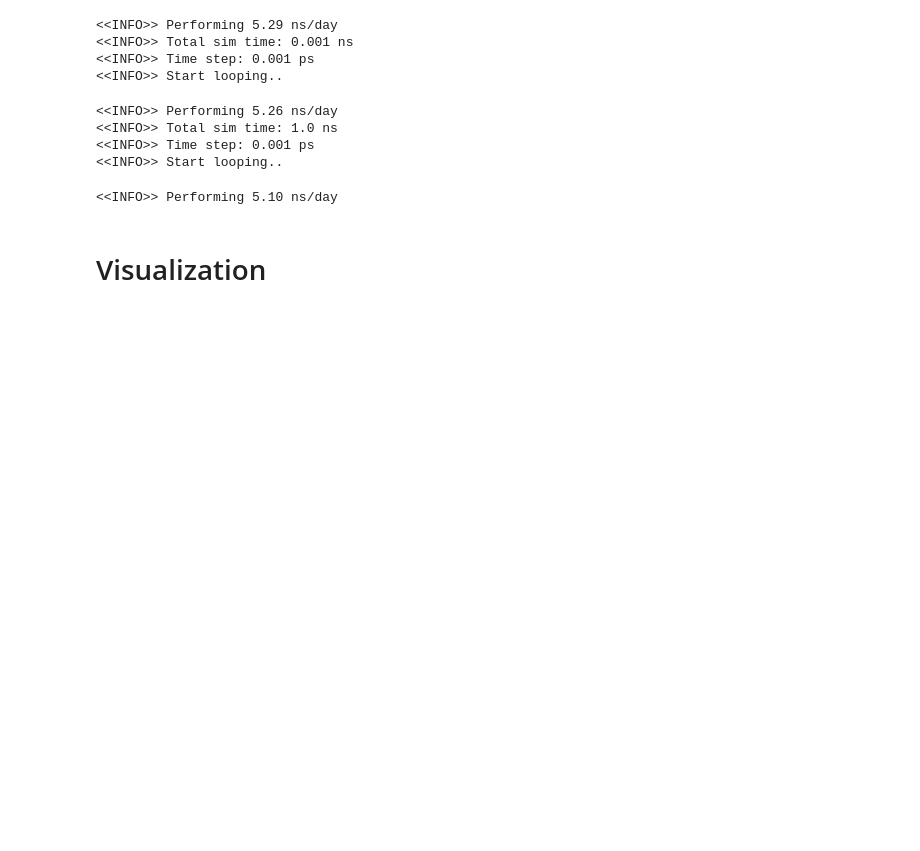
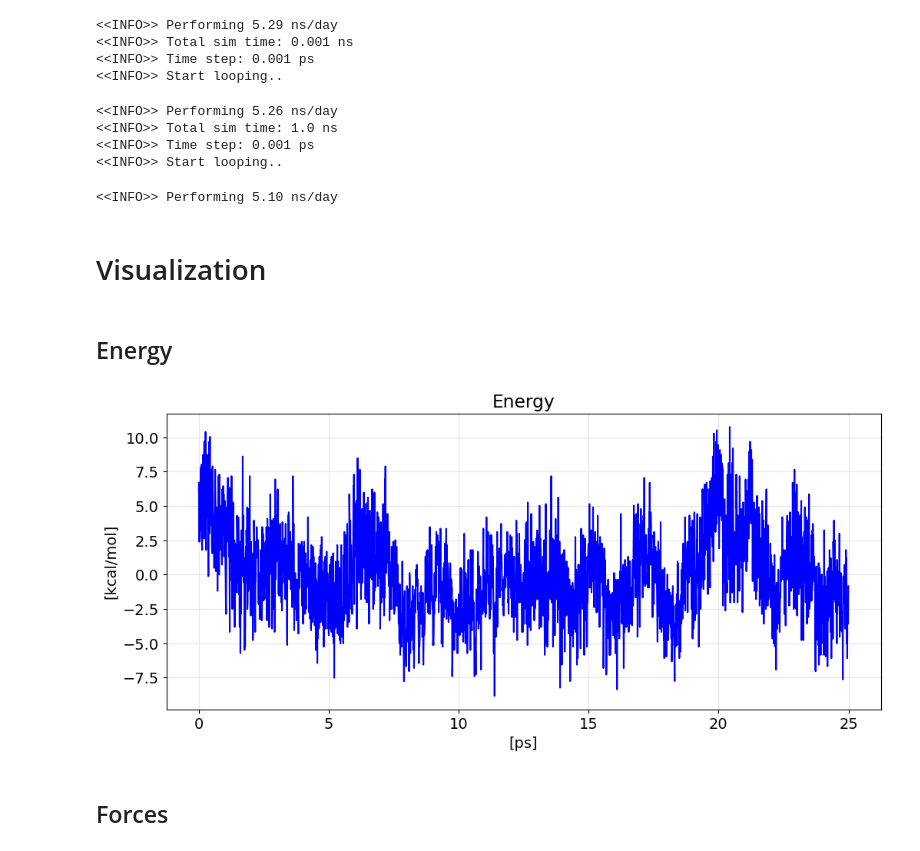
Before and after one commit to virtualmartire/OBIWAN, a Jupyter notebook: results/MD/MD_main.ipynb, the cells around one changed output. Saved outputs shown, nothing was run; the diff lists cells and outputs as text; code cells hidden in the pictures; blank space fills up the shorter version.

```diff
--- a/results/MD/MD_main.ipynb
+++ b/results/MD/MD_main.ipynb
@@ -129,6 +129,8 @@ md.run(numSteps, append_results=True)
 <<INFO>> Performing 5.10 ns/day
 # %% [markdown]
 # Visualization
+# %% [markdown]
+## Energy
 # %%
 xyz, typ, Na, energies = MD_utils.readXYZ("results/MD/outputs/K3T_angle_traj_1fs.xyz")
 # %%
@@ -145,12 +147,17 @@ energies /= 4.184       # convert to kcal/mol
 # %%
 # set the size of all the fonts to 14
 plt.rc('font', size=14)
 
 plt.plot(steps, energies, color='blue')
-plt.xlabel("Time [ps]")
-plt.ylabel("Energy [kcal/mol]")
+plt.xlabel("[ps]")
+plt.ylabel("[kcal/mol]")
+plt.title("Energy")
 
 plt.grid(color='0.9')
 
 fig = plt.gcf()
 fig.set_size_inches(12, 5)
+# %% [output]
+[figure, added]
+# %% [markdown]
+## Forces
```
Also changed, not shown: parts of 4 cells of this notebook.
